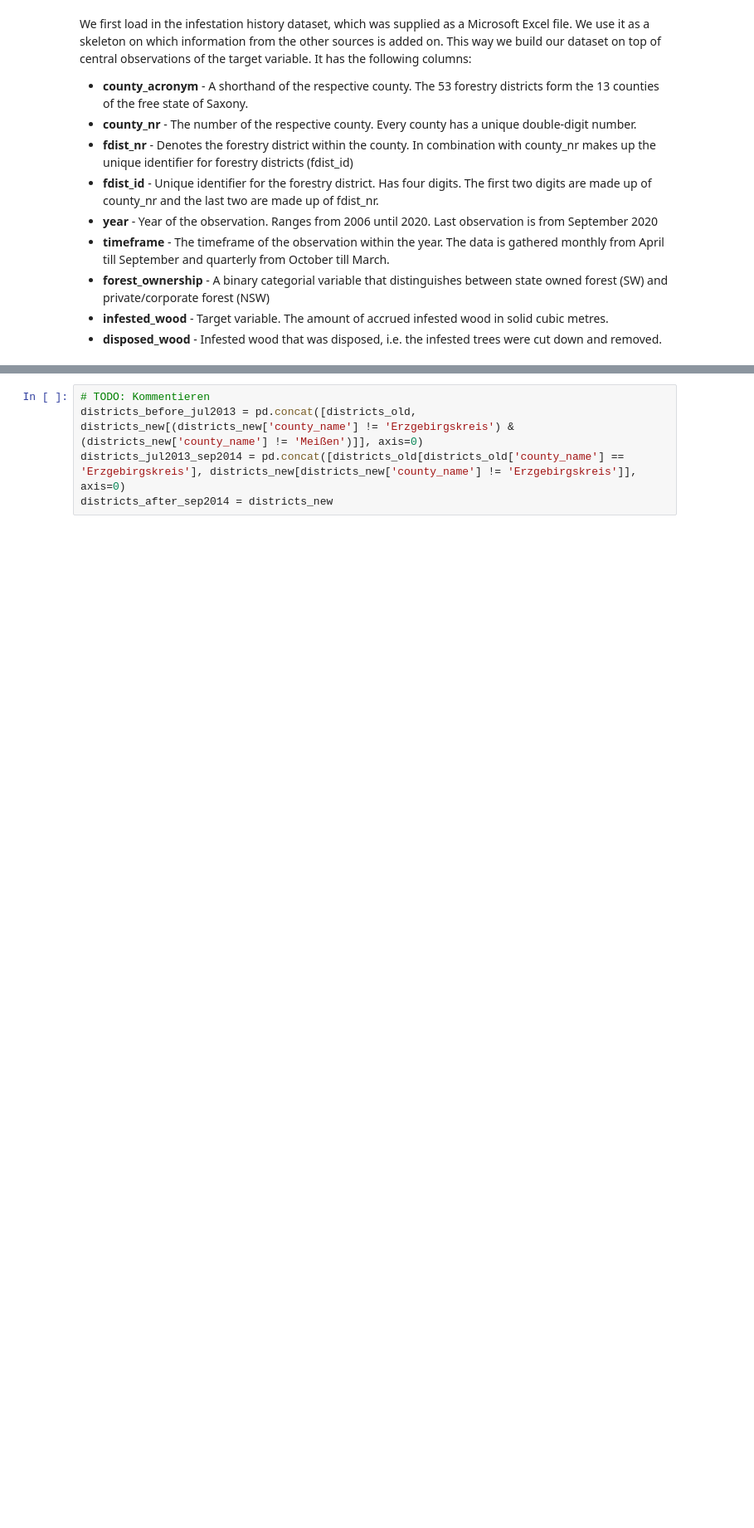
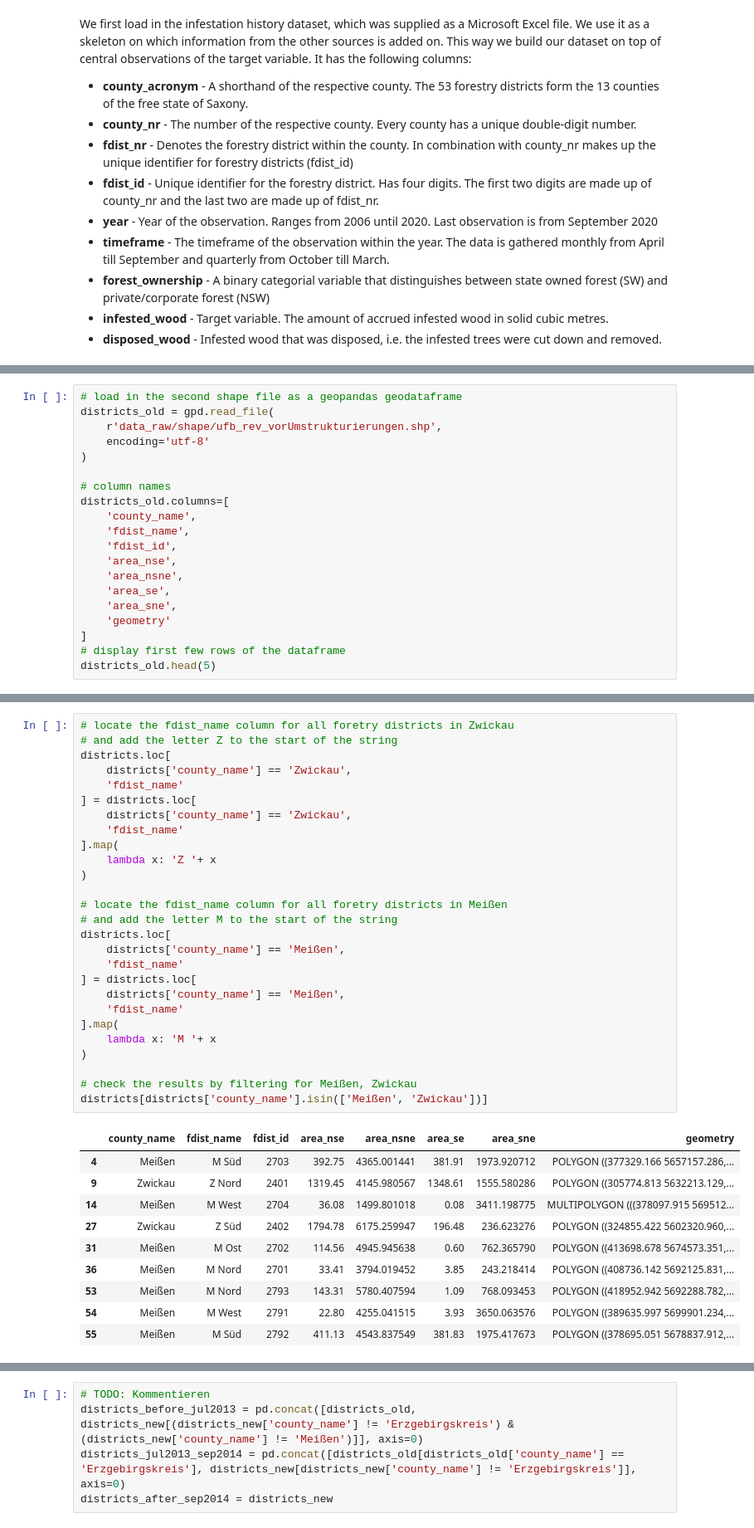
Before and after one commit to ho-ya/Bark_Beetle_Sachsenforst, a Jupyter notebook: 1_Data_Aggregation.ipynb, the cells around one changed output, grey strips where cells are left out. Shown at 83% size. Saved outputs shown, nothing was run; the diff lists cells and outputs as text; blank space fills up the shorter version.

```diff
--- a/1_Data_Aggregation.ipynb
+++ b/1_Data_Aggregation.ipynb
@@ -271,0 +253,20 @@ Initially 839 observations with neither infested wood nor disposed wood (out of
+# %%
+# load in the second shape file as a geopandas geodataframe
+districts_old = gpd.read_file(
+    r'data_raw/shape/ufb_rev_vorUmstrukturierungen.shp',
+    encoding='utf-8'
+)
+
+# column names
+districts_old.columns=[
+    'county_name',
+    'fdist_name',
+    'fdist_id',
+    'area_nse',
+    'area_nsne',
+    'area_se',
+    'area_sne',
+    'geometry'
+]
+# display first few rows of the dataframe
+districts_old.head(5)
@@ -271,0 +299,38 @@ Initially 839 observations with neither infested wood nor disposed wood (out of
+# %%
+# locate the fdist_name column for all foretry districts in Zwickau
+# and add the letter Z to the start of the string
+districts.loc[
+    districts['county_name'] == 'Zwickau',
+    'fdist_name'
+] = districts.loc[
+    districts['county_name'] == 'Zwickau',
+    'fdist_name'
+].map(
+    lambda x: 'Z '+ x
+)
+
+# locate the fdist_name column for all foretry districts in Meißen
+# and add the letter M to the start of the string
+districts.loc[
+    districts['county_name'] == 'Meißen',
+    'fdist_name'
+] = districts.loc[
+    districts['county_name'] == 'Meißen',
+    'fdist_name'
+].map(
+    lambda x: 'M '+ x
+)
+
+# check the results by filtering for Meißen, Zwickau
+districts[districts['county_name'].isin(['Meißen', 'Zwickau'])]
+# %% [output]
+|  | county_name | fdist_name | fdist_id | area_nse | area_nsne | area_se | area_sne | geometry |
+| 4 | Meißen | M Süd | 2703 | 392.75 | 4365.001441 | 381.91 | 1973.920712 | POLYGON ((377329.166 5657157.286,... |
+| 9 | Zwickau | Z Nord | 2401 | 1319.45 | 4145.980567 | 1348.61 | 1555.580286 | POLYGON ((305774.813 5632213.129,... |
+| 14 | Meißen | M West | 2704 | 36.08 | 1499.801018 | 0.08 | 3411.198775 | MULTIPOLYGON (((378097.915 569512... |
+| 27 | Zwickau | Z Süd | 2402 | 1794.78 | 6175.259947 | 196.48 | 236.623276 | POLYGON ((324855.422 5602320.960,... |
+| 31 | Meißen | M Ost | 2702 | 114.56 | 4945.945638 | 0.60 | 762.365790 | POLYGON ((413698.678 5674573.351,... |
+| 36 | Meißen | M Nord | 2701 | 33.41 | 3794.019452 | 3.85 | 243.218414 | POLYGON ((408736.142 5692125.831,... |
+| 53 | Meißen | M Nord | 2793 | 143.31 | 5780.407594 | 1.09 | 768.093453 | POLYGON ((418952.942 5692288.782,... |
+| 54 | Meißen | M West | 2791 | 22.80 | 4255.041515 | 3.93 | 3650.063576 | POLYGON ((389635.997 5699901.234,... |
+| 55 | Meißen | M Süd | 2792 | 411.13 | 4543.837549 | 381.83 | 1975.417673 | POLYGON ((378695.051 5678837.912,... |
```
Also changed, not shown: parts of 63 cells of this notebook.
